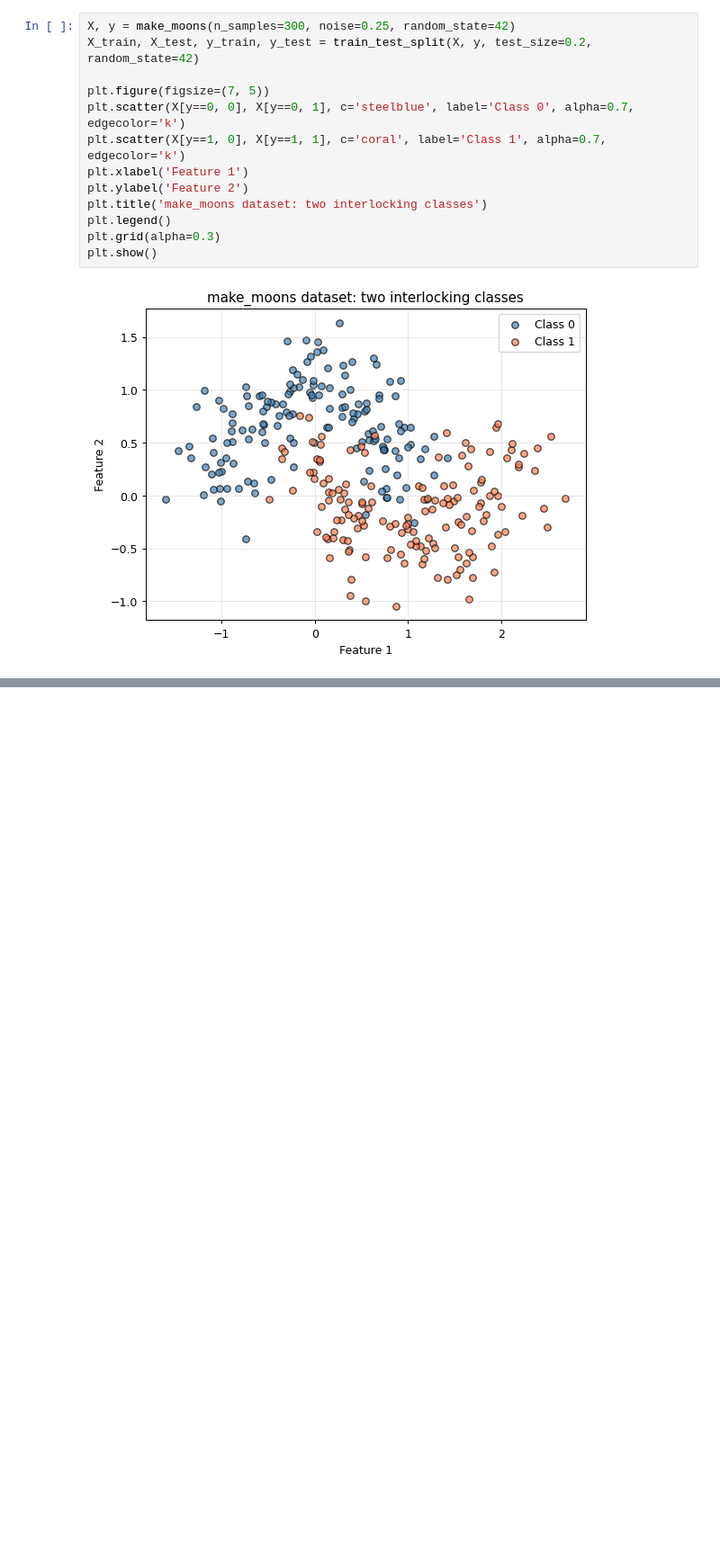
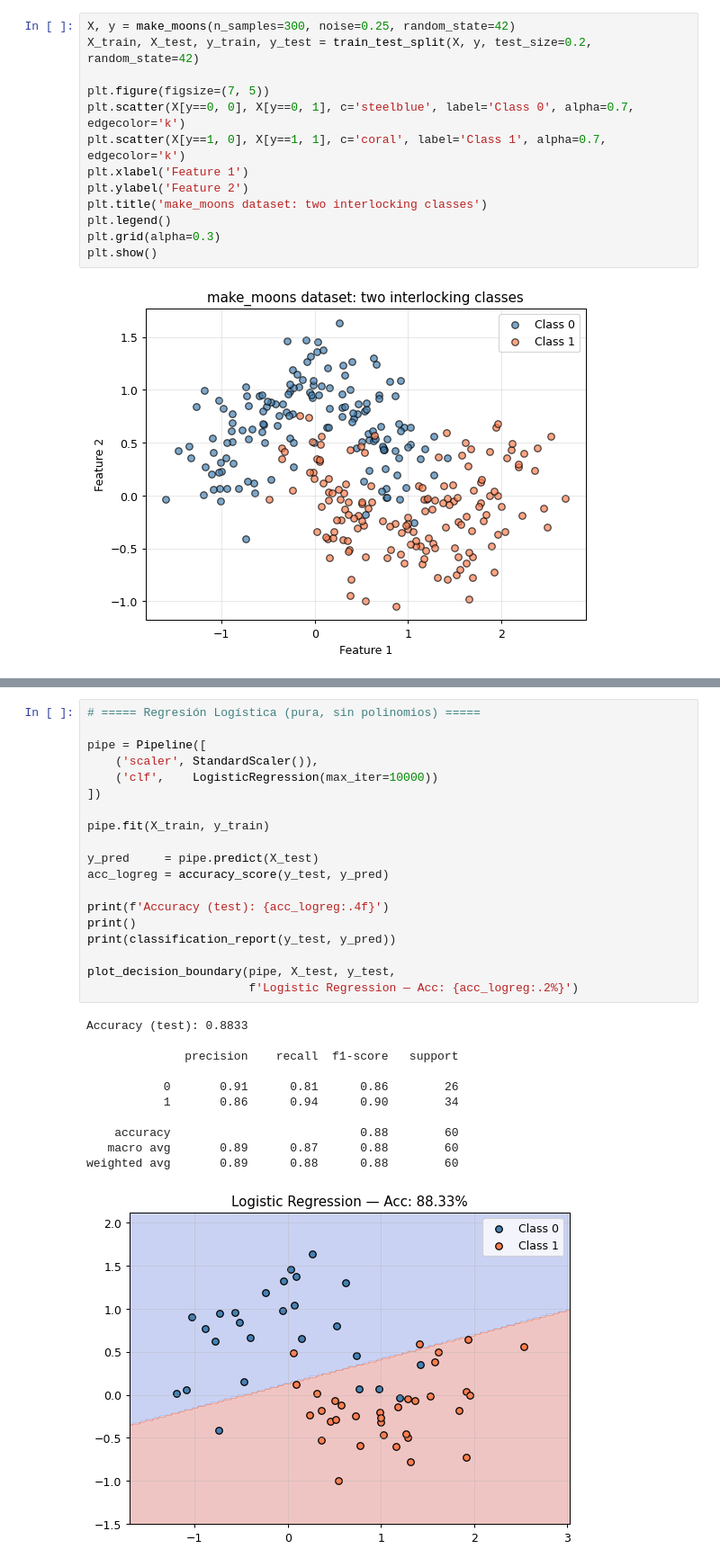
Before and after one commit to DanielSozoranga/Machine-Learning-6-SIN-A-Mar-Jul-2026, a Jupyter notebook: trees.ipynb, the cells around one changed output, grey strips where cells are left out. Shown at 90% size. Saved outputs shown, nothing was run; the diff lists cells and outputs as text; blank space fills up the shorter version.

```diff
--- a/trees.ipynb
+++ b/trees.ipynb
@@ -34,0 +80,31 @@ plt.show()
+# %%
+# ===== Regresión Logística (pura, sin polinomios) =====
+
+pipe = Pipeline([
+    ('scaler', StandardScaler()),
+    ('clf',    LogisticRegression(max_iter=10000))
+])
+
+pipe.fit(X_train, y_train)
+
+y_pred     = pipe.predict(X_test)
+acc_logreg = accuracy_score(y_test, y_pred)
+
+print(f'Accuracy (test): {acc_logreg:.4f}')
+print()
+print(classification_report(y_test, y_pred))
+
+plot_decision_boundary(pipe, X_test, y_test,
+                       f'Logistic Regression — Acc: {acc_logreg:.2%}')
+# %% [output]
+Accuracy (test): 0.8833
+
+              precision    recall  f1-score   support
+
+           0       0.91      0.81      0.86        26
+           1       0.86      0.94      0.90        34
+
+    accuracy                           0.88        60
+   macro avg       0.89      0.87      0.88        60
+weighted avg       0.89      0.88      0.88        60
+[figure, added]
```
Also changed, not shown: parts of 1 cell of this notebook.
